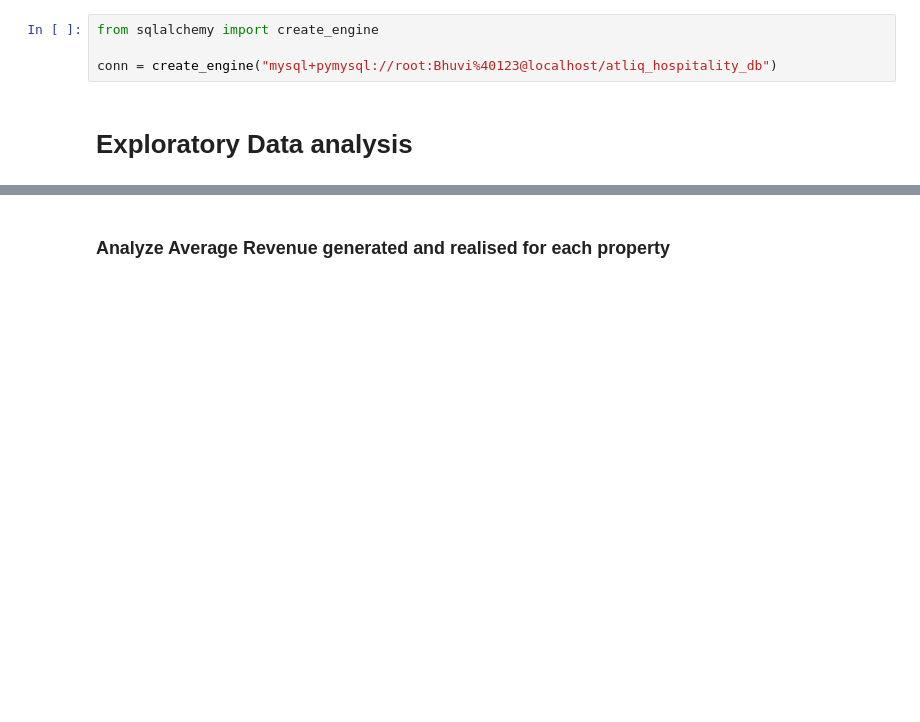
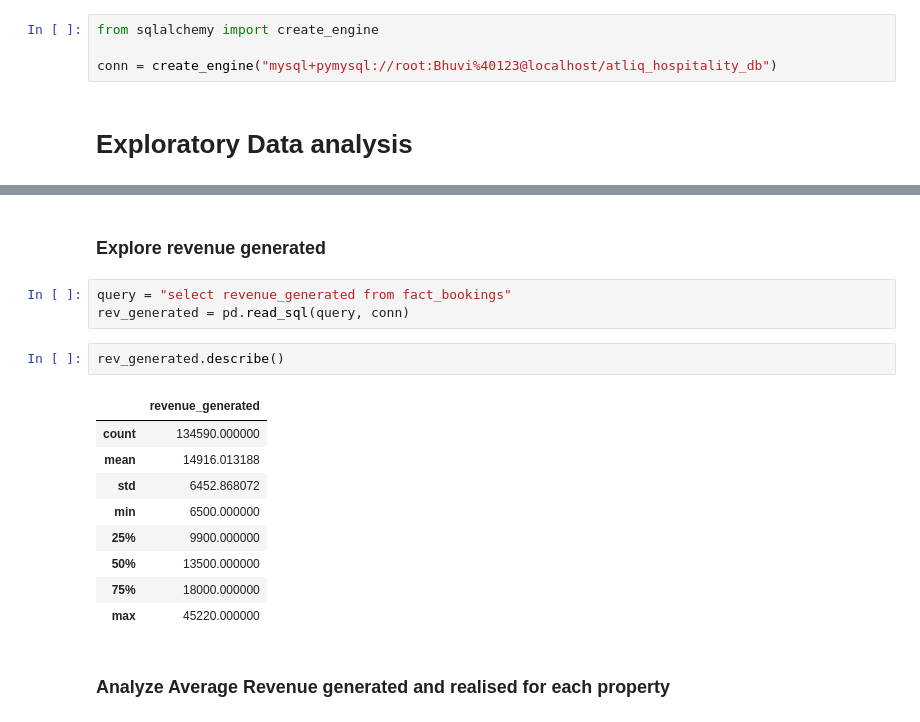
Before and after one commit to Bhuvi128/Hospitality-Revenue-Optimization-Data-analysis, a Jupyter notebook: Hospitality Revenue Optimzation.ipynb, the cells around one changed output, grey strips where cells are left out. Drawn from its saved outputs; the diff is of its cells as text; blank space fills up the shorter version.

```diff
--- a/Hospitality Revenue Optimzation.ipynb
+++ b/Hospitality Revenue Optimzation.ipynb
@@ -83,3 +31,20 @@ Column Description for fact_bookings:
+# %% [markdown]
+### Explore revenue generated
+# %%
+query = "select revenue_generated from fact_bookings"
+rev_generated = pd.read_sql(query, conn)
+# %%
+rev_generated.describe()
+# %% [output]
+|  | revenue_generated |
+| count | 134590.000000 |
+| mean | 14916.013188 |
+| std | 6452.868072 |
+| min | 6500.000000 |
+| 25% | 9900.000000 |
+| 50% | 13500.000000 |
+| 75% | 18000.000000 |
+| max | 45220.000000 |
 # %% [markdown]
 ### Analyze Average Revenue generated and realised for each property
 # %%
```
Also changed, not shown: parts of 4 cells of this notebook, 1 other file.
